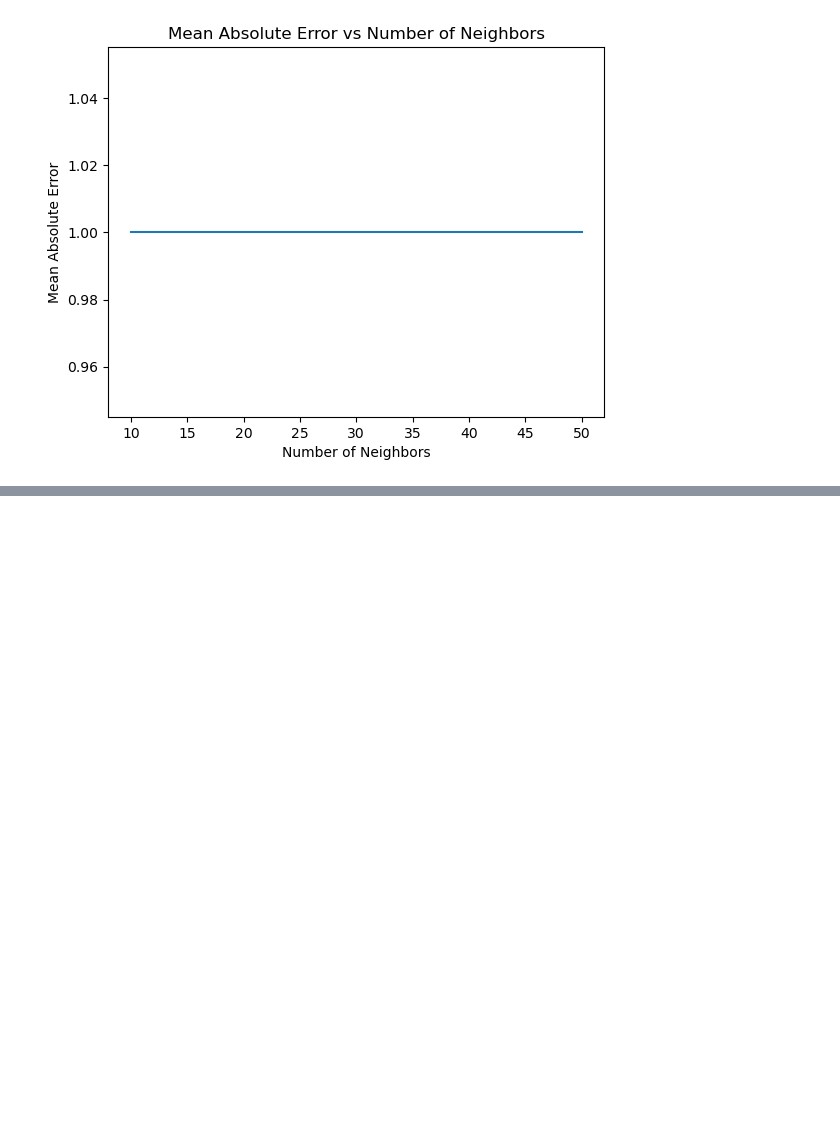
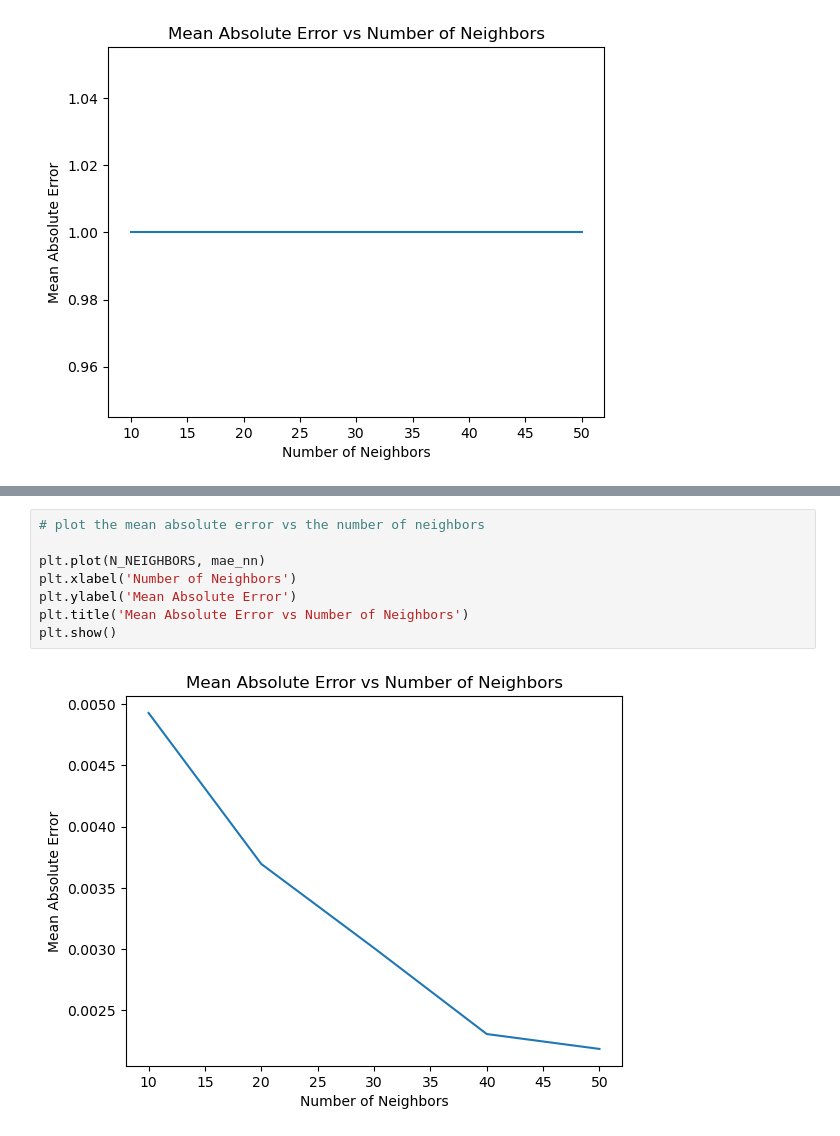
Before and after one commit to 169kaif/CSE508_Winter2024_A3_2021067, a Jupyter notebook: main.ipynb, the cells around one changed output, grey strips where cells are left out. Drawn from its saved outputs; the diff is of its cells as text; blank space fills up the shorter version.

```diff
--- a/main.ipynb
+++ b/main.ipynb
@@ -420,0 +491,10 @@ plt.show()
+# %%
+# plot the mean absolute error vs the number of neighbors
+
+plt.plot(N_NEIGHBORS, mae_nn)
+plt.xlabel('Number of Neighbors')
+plt.ylabel('Mean Absolute Error')
+plt.title('Mean Absolute Error vs Number of Neighbors')
+plt.show()
+# %% [output]
+[figure, added]
```
Also changed, not shown: parts of 2 cells of this notebook.
